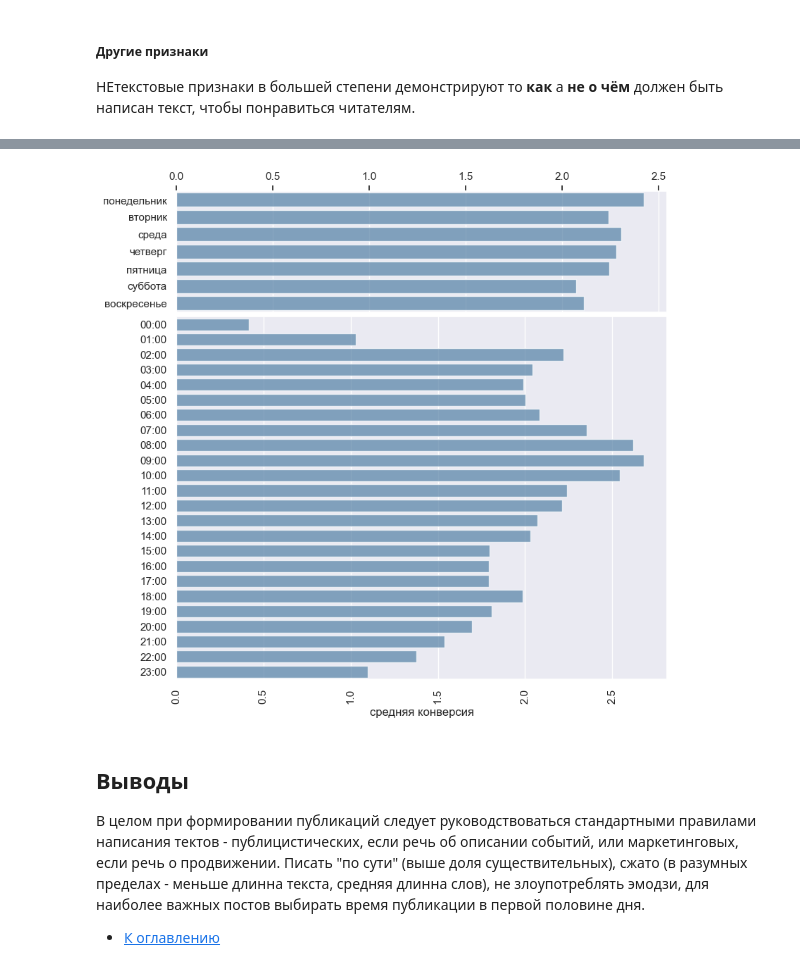
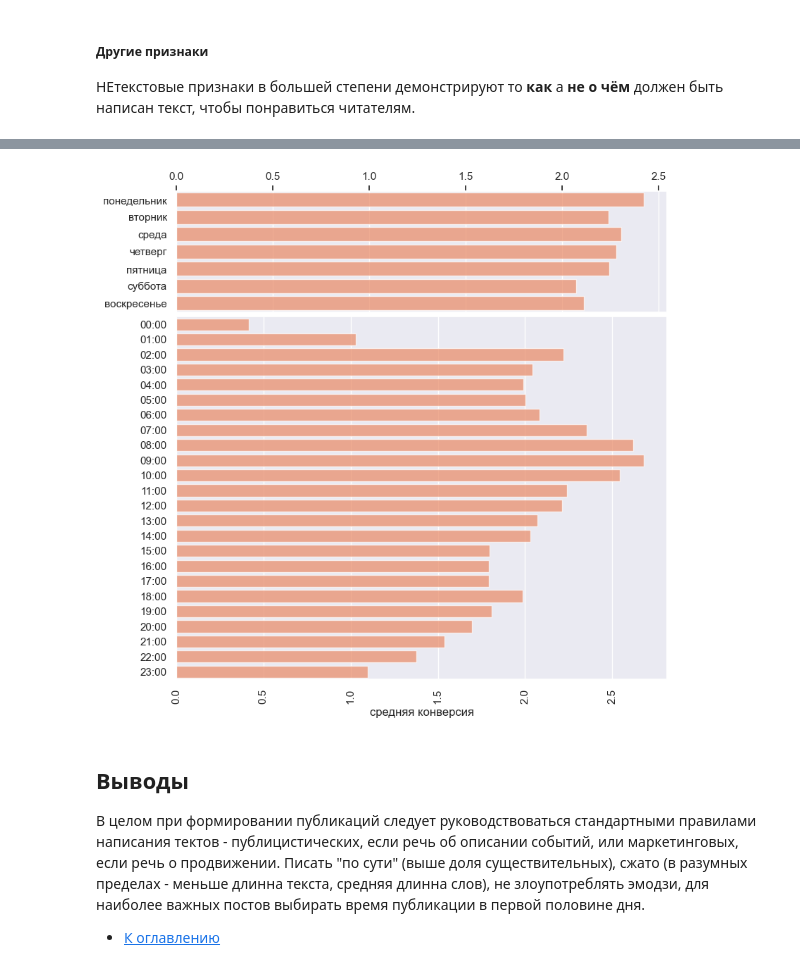
Before and after one commit to eilyich/Workshop_NLP_str, a Jupyter notebook: Workshop_NLP.ipynb, the cells around one changed output, grey strips where cells are left out. Cells and saved outputs as stored; diff of their text form; code cells hidden in the pictures.

```diff
--- a/Workshop_NLP.ipynb
+++ b/Workshop_NLP.ipynb
@@ -1463,36 +1461,36 @@ week_local_data = week_local_data.sort_values('dayofweek')
 hour_local_data = (pd.DataFrame({'hour': features['hour'],
                           'target': target})
                          .groupby('hour', as_index=False)
                          .agg({'target': 'mean'})
                         )
 
 sns.barplot(week_local_data,
             y='dayofweek',
             x='target',
             alpha=.7,
-            color='steelblue',
+            color='coral',
             ax=ax[0])
 
 sns.barplot(hour_local_data,
             y='hour',
             x='target',
             alpha=.7,
-            color='steelblue',
+            color='coral',
             ax=ax[1])
 
 ax[0].xaxis.tick_top()
 plt.sca(ax[0])
 plt.xlabel('')
 plt.ylabel('')
 plt.sca(ax[1])
 plt.ylabel('')
 plt.xlabel('средняя конверсия')
 plt.xticks(rotation=90)
 plt.subplots_adjust(hspace = 0.02)
 plt.show()
 plt.close()
 # %% [output]
-[figure, old version]
+[figure, new version]
 # %% [markdown]
 ## Выводы<a id="6"></a>
 
```
Also changed, not shown: parts of 18 cells of this notebook, 7 other files.
